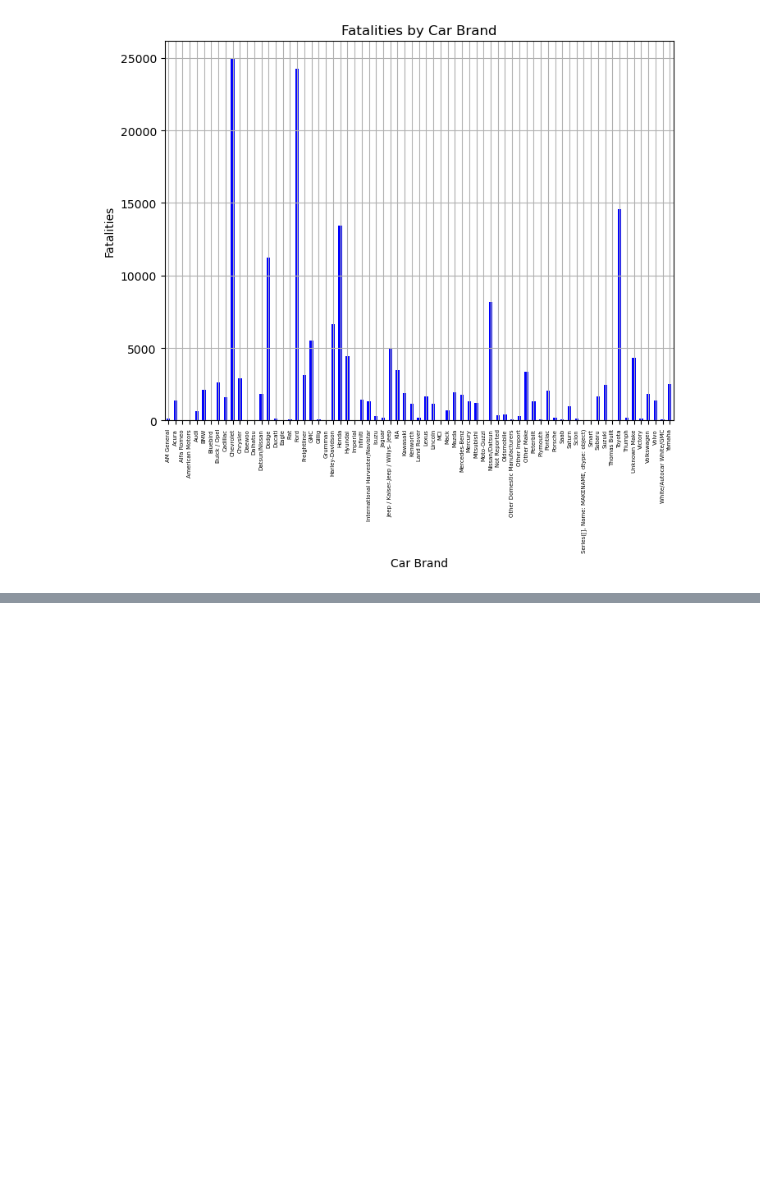
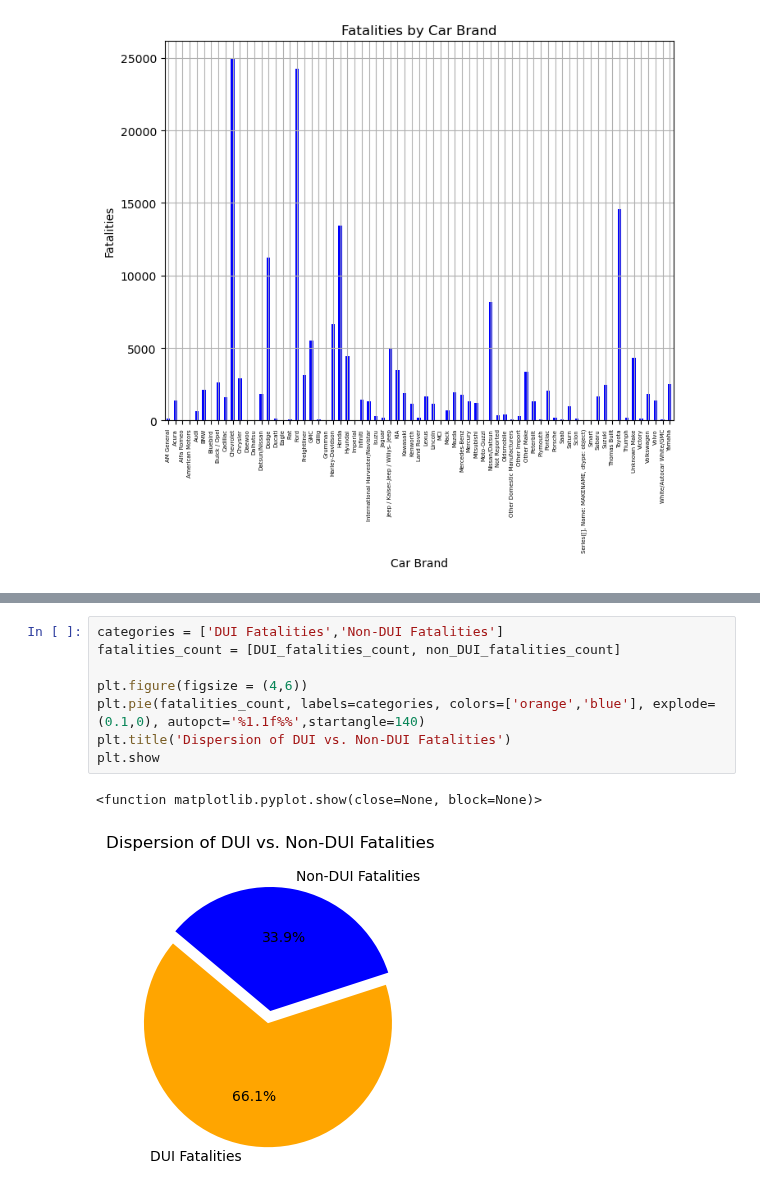
Before and after one commit to dcheung0720/Data-Wizards-1, a Jupyter notebook: CollectFromCSV.ipynb, the cells around one changed output, grey strips where cells are left out. Cells and saved outputs as stored; diff of their text form; blank space fills up the shorter version.

```diff
--- a/CollectFromCSV.ipynb
+++ b/CollectFromCSV.ipynb
@@ -210,0 +237,11 @@ Index(['level_0', 'index', 'Unnamed: 0', 'CountyName', 'CrashDate', 'Fatals',
+# %%
+categories = ['DUI Fatalities','Non-DUI Fatalities']
+fatalities_count = [DUI_fatalities_count, non_DUI_fatalities_count]
+
+plt.figure(figsize = (4,6))
+plt.pie(fatalities_count, labels=categories, colors=['orange','blue'], explode=(0.1,0), autopct='%1.1f%%',startangle=140)
+plt.title('Dispersion of DUI vs. Non-DUI Fatalities')
+plt.show
+# %% [output]
+<function matplotlib.pyplot.show(close=None, block=None)>
+[figure, added]
```
Also changed, not shown: parts of 7 cells of this notebook, 1 other file.
